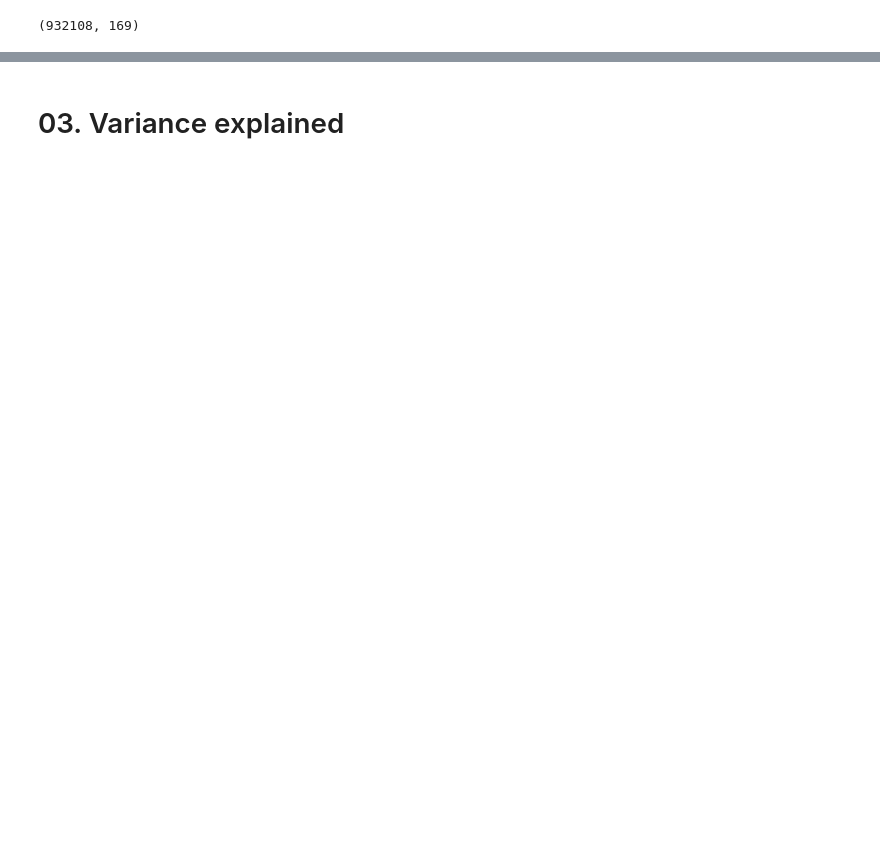
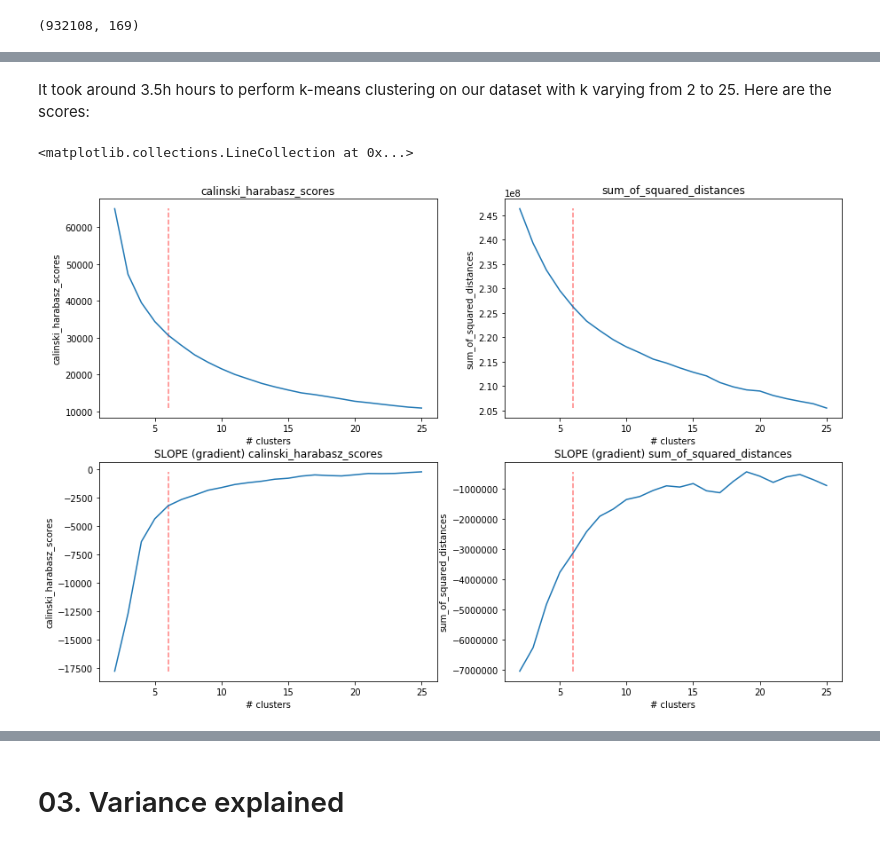
Before and after one commit to vaxherra/Arvato-Customer-Segmentation, a Jupyter notebook: Unsupervised/Unsupervised_Customer_Segmentation.ipynb, the cells around one changed output, grey strips where cells are left out. Drawn from its saved outputs; the diff is of its cells as text; code cells hidden in the pictures; blank space fills up the shorter version.

```diff
--- a/Unsupervised/Unsupervised_Customer_Segmentation.ipynb
+++ b/Unsupervised/Unsupervised_Customer_Segmentation.ipynb
@@ -179,5 +196,5 @@ variance_explained(pca,95)
 # %%
-joint_dataset_PCA_reduced = joint_dataset_PCA[:,:169]
+joint_dataset_PCA_reduced = joint_dataset_PCA.iloc[:,:169]
 joint_dataset_PCA_reduced.shape
 # %% [output]
 (932108, 169)
@@ -239,0 +239,44 @@ with open('calinski_harabasz_scores.pkl', 'wb') as pickle_file:
+# %%
+import pickle
+
+with open('calinski_harabasz_scores.pkl', 'rb') as pickle_file:
+    calinski_harabasz_scores = pickle.load(pickle_file)
+
+with open('sum_of_squared_distances.pkl', 'rb') as pickle_file:
+    sum_of_squared_distances = pickle.load(pickle_file)
+# %% [markdown]
+It took around 3.5h hours to perform k-means clustering on our dataset with k varying from 2 to 25. Here are the scores:
+# %%
+fig,axs = plt.subplots(2,2,figsize=(15,10))
+
+cluster_no = np.arange(2,25+1)
+
+chosen_cluster=6
+
+axs[0,0].plot(cluster_no, calinski_harabasz_scores)
+axs[0,0].set_title("calinski_harabasz_scores")
+axs[0,0].set_xlabel("# clusters")
+axs[0,0].set_ylabel("calinski_harabasz_scores")
+axs[0,0].vlines(chosen_cluster,ymax=max(calinski_harabasz_scores),ymin=min(calinski_harabasz_scores),color='red',linestyle='dashed',alpha=0.5)
+
+axs[0,1].plot(cluster_no,sum_of_squared_distances)
+axs[0,1].set_title("sum_of_squared_distances")
+axs[0,1].set_xlabel("# clusters")
+axs[0,1].set_ylabel("sum_of_squared_distances")
+axs[0,1].vlines(chosen_cluster,ymax=max(sum_of_squared_distances),ymin=min(sum_of_squared_distances),color='red',linestyle='dashed',alpha=0.5)
+
+axs[1,0].plot(cluster_no,np.gradient(calinski_harabasz_scores))
+axs[1,0].set_title("SLOPE (gradient) calinski_harabasz_scores")
+axs[1,0].set_xlabel("# clusters")
+axs[1,0].set_ylabel("calinski_harabasz_scores")
+axs[1,0].vlines(chosen_cluster,ymax=max(np.gradient(calinski_harabasz_scores)),ymin=min(np.gradient(calinski_harabasz_scores)),color='red',linestyle='dashed',alpha=0.5)
+
+
+axs[1,1].plot(cluster_no,np.gradient(sum_of_squared_distances))
+axs[1,1].set_title("SLOPE (gradient) sum_of_squared_distances")
+axs[1,1].set_xlabel("# clusters")
+axs[1,1].set_ylabel("sum_of_squared_distances")
+axs[1,1].vlines(chosen_cluster,ymax=max(np.gradient(sum_of_squared_distances)),ymin=min(np.gradient(sum_of_squared_distances)),color='red',linestyle='dashed',alpha=0.5)
+# %% [output]
+<matplotlib.collections.LineCollection at 0x...>
+[figure, added]
```
Also changed, not shown: parts of 17 cells of this notebook, 4 other files.
